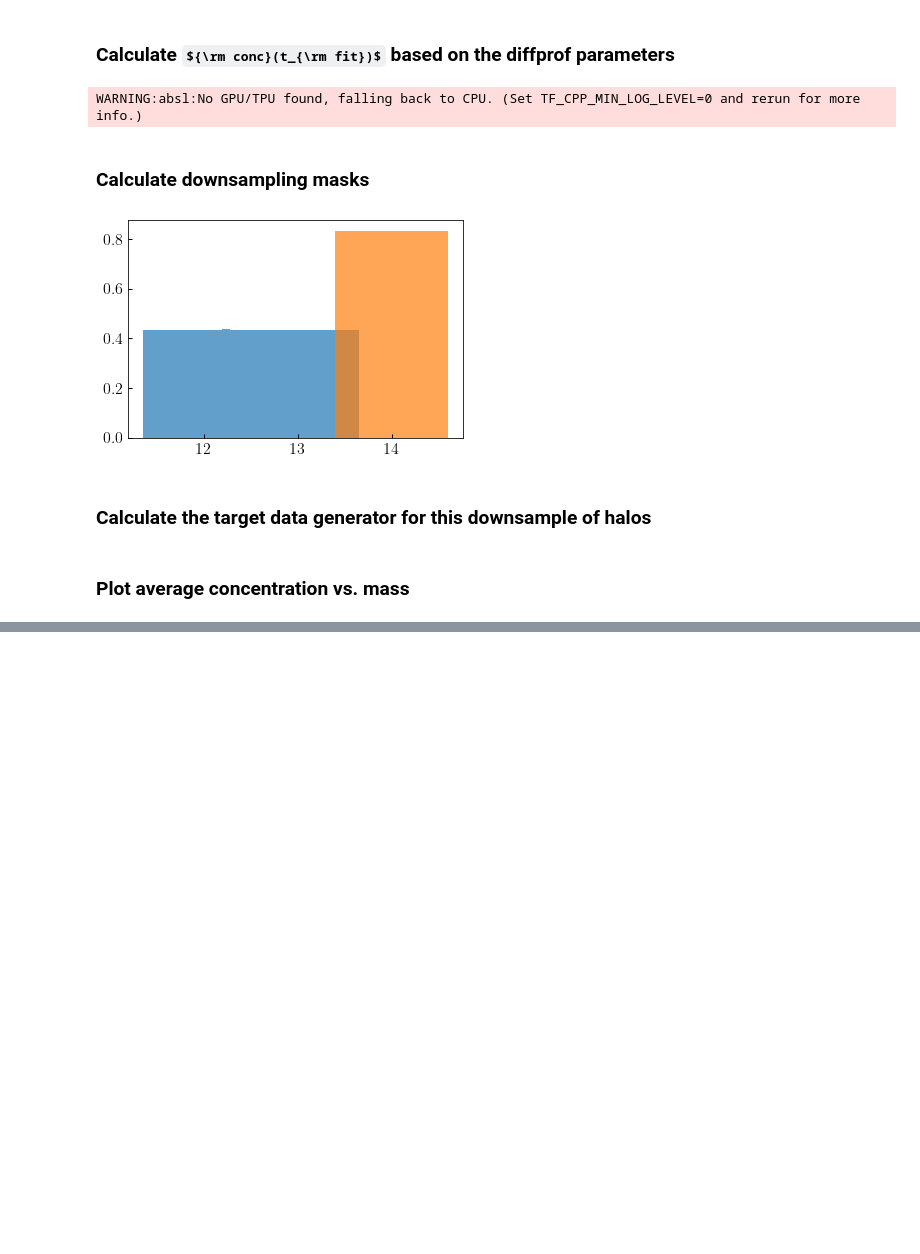
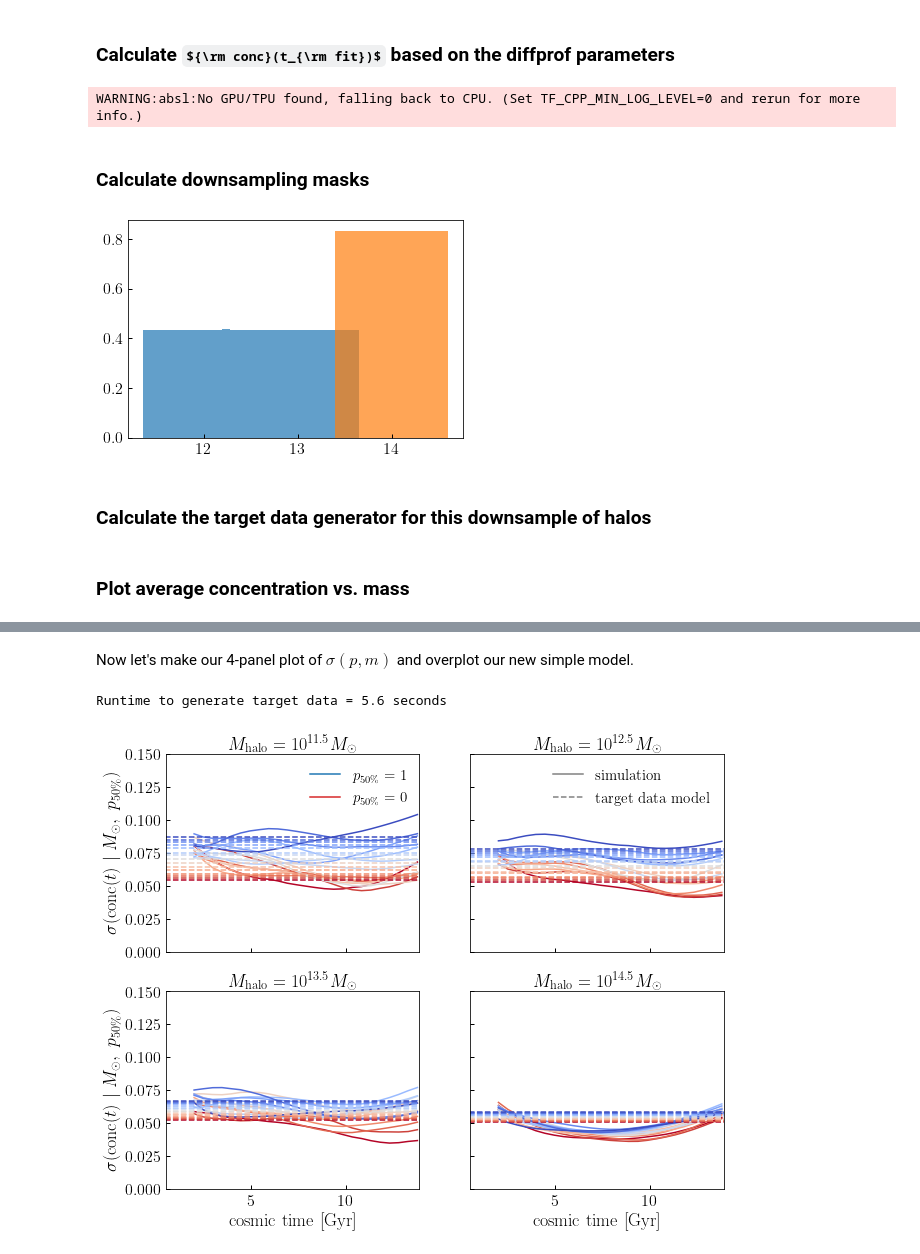
Before and after one commit to BaryonPasters/diffprof, a Jupyter notebook: notebooks/demo_target_data_generator.ipynb, the cells around one changed output, grey strips where cells are left out. Saved outputs shown, nothing was run; the diff lists cells and outputs as text; code cells hidden in the pictures; some formulas as TeX source; blank space fills up the shorter version.

```diff
--- a/notebooks/demo_target_data_generator.ipynb
+++ b/notebooks/demo_target_data_generator.ipynb
@@ -177,0 +226,65 @@ Runtime to generate target data = 5.3 seconds
+# %%
+@jjit
+def _scatter_vs_p50_and_lgmhalo(
+    lgmh, p, p_lo=0.05, p50_sig_width_x0=13, p50_sig_width_k=1,
+    p50_sig_width_ylo=0.05, p50_sig_width_yhi=0):
+    width = _scatter_p50_width_vs_lgmhalo(
+        lgmh, p50_sig_width_x0, p50_sig_width_k,
+        p50_sig_width_ylo, p50_sig_width_yhi)
+
+    return _sigmoid(p, 0.5, 5, p_lo, p_lo+width)
+# %% [markdown]
+Now let's make our 4-panel plot of $\sigma(p, m)$ and overplot our new simple model.
+# %%
+start = time()
+target_data = next(gen)
+lgmhalo_targets, p50_targets = target_data[0:2]
+lgc_mean_targets_lgm0, lgc_std_targets_lgm0 = target_data[2:4]
+lgc_mean_targets_lgm0_p50, lgc_std_targets_lgm0_p50 = target_data[4:]
+end = time()
+print("Runtime to generate target data = {0:.1f} seconds".format(end-start))
+
+p50_colors=cm.coolwarm(np.linspace(1, 0, N_P_TARGETS))
+
+fig, ((ax0, ax1), (ax2, ax3)) = plt.subplots(2, 2, sharex=True, sharey=True, figsize=(10, 8))
+xlim = ax0.set_xlim(0.5, 13.9)
+ylim = ax0.set_ylim(0, 0.15)
+axes = ax0, ax1, ax2, ax3
+
+red_line=mlines.Line2D([],[],ls='-',c=mred,label=r'$p_{50\%}=0$')
+blue_line=mlines.Line2D([],[],ls='-',c=mblue,label=r'$p_{50\%}=1$')
+
+for ax, lgm in zip(axes, (11.5, 12.5, 13.5, 14.5)):
+    im = np.argmin(np.abs(lgmhalo_targets - lgm))
+    for ip, p50 in enumerate(p50_targets):
+        __=ax.plot(TARR_FIT, lgc_std_targets_lgm0_p50[im, ip, :], color=p50_colors[ip])
+
+for ax in ax2, ax3:
+    xlabel = ax.set_xlabel(r'${\rm cosmic\ time\ [Gyr]}$')
+for ax in ax0, ax2:
+    ylabel = ax.set_ylabel(r'$\sigma({\rm conc}(t)\ \vert\ M_{\odot},\ p_{50\%})$')
+
+titles = (r'$M_{\rm halo}=10^{11.5}M_{\odot}$',r'$M_{\rm halo}=10^{12.5}M_{\odot}$',
+       r'$M_{\rm halo}=10^{13.5}M_{\odot}$', r'$M_{\rm halo}=10^{14.5}M_{\odot}$')
+for ax, title in zip(axes, titles):
+    __=ax.set_title(title)
+
+tarr_plot = np.linspace(-100, 100, 5000)
+for ax, lgm in zip(axes, (11.5, 12.5, 13.5, 14.5)):
+    for ip, p50 in enumerate(p50_targets):
+        scatter = _scatter_vs_p50_and_lgmhalo(lgm, p50)
+        __=ax.plot(tarr_plot, np.zeros_like(tarr_plot)+scatter, '--', color=p50_colors[ip])
+
+from matplotlib import lines as mlines
+red_line=mlines.Line2D([],[],ls='-',c=mred,label=r'$p_{50\%}=0$')
+blue_line=mlines.Line2D([],[],ls='-',c=mblue,label=r'$p_{50\%}=1$')
+solid_line=mlines.Line2D([],[],ls='-',c='gray',label=r'${\rm simulation}$')
+dashed_line=mlines.Line2D([],[],ls='--',c='gray',label=r'${\rm target\ data\ model}$')
+
+leg=ax0.legend(handles=[blue_line, red_line])
+leg=ax1.legend(handles=[solid_line, dashed_line])
+
+fig.savefig('std_p50_target_data_model_demo.png', bbox_extra_artists=[xlabel, ylabel], bbox_inches='tight', dpi=200)
+# %% [output]
+Runtime to generate target data = 5.6 seconds
+[figure, added]
```
Also changed, not shown: parts of 11 cells of this notebook.
